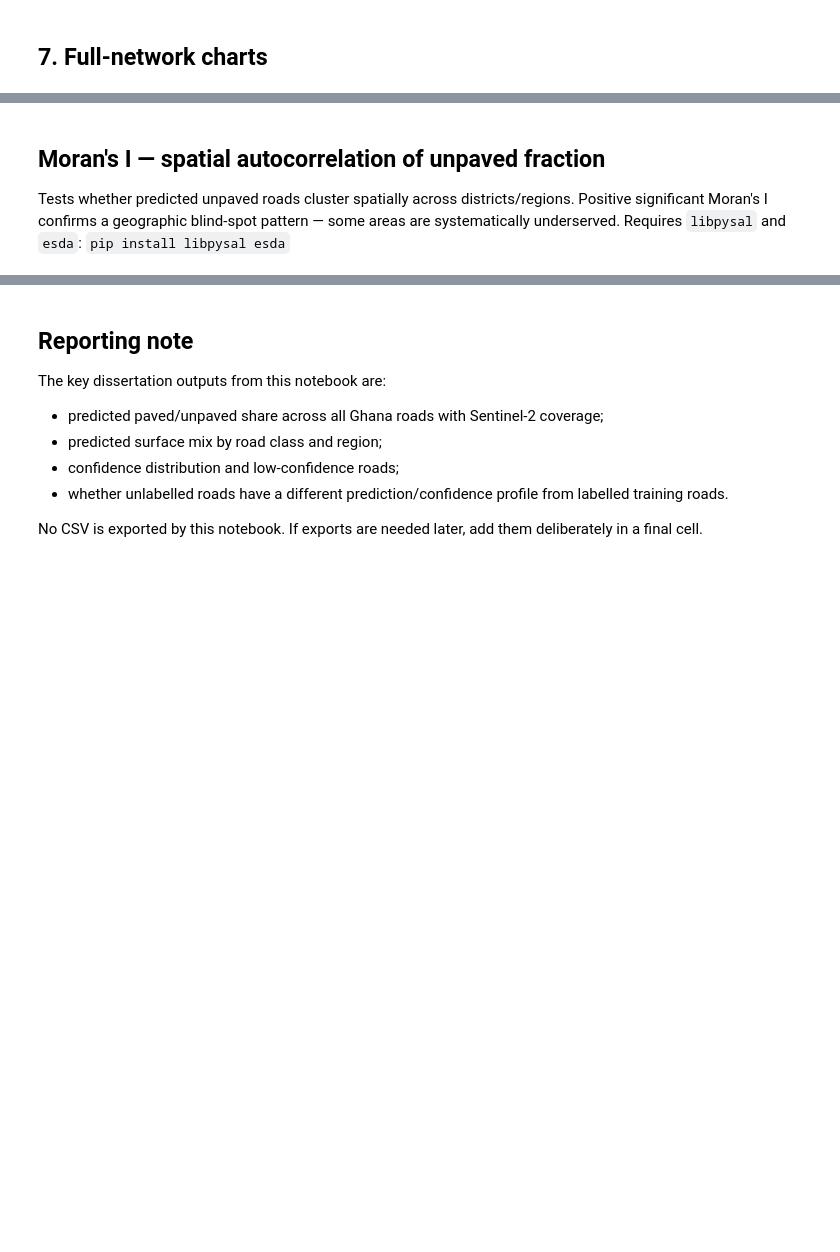
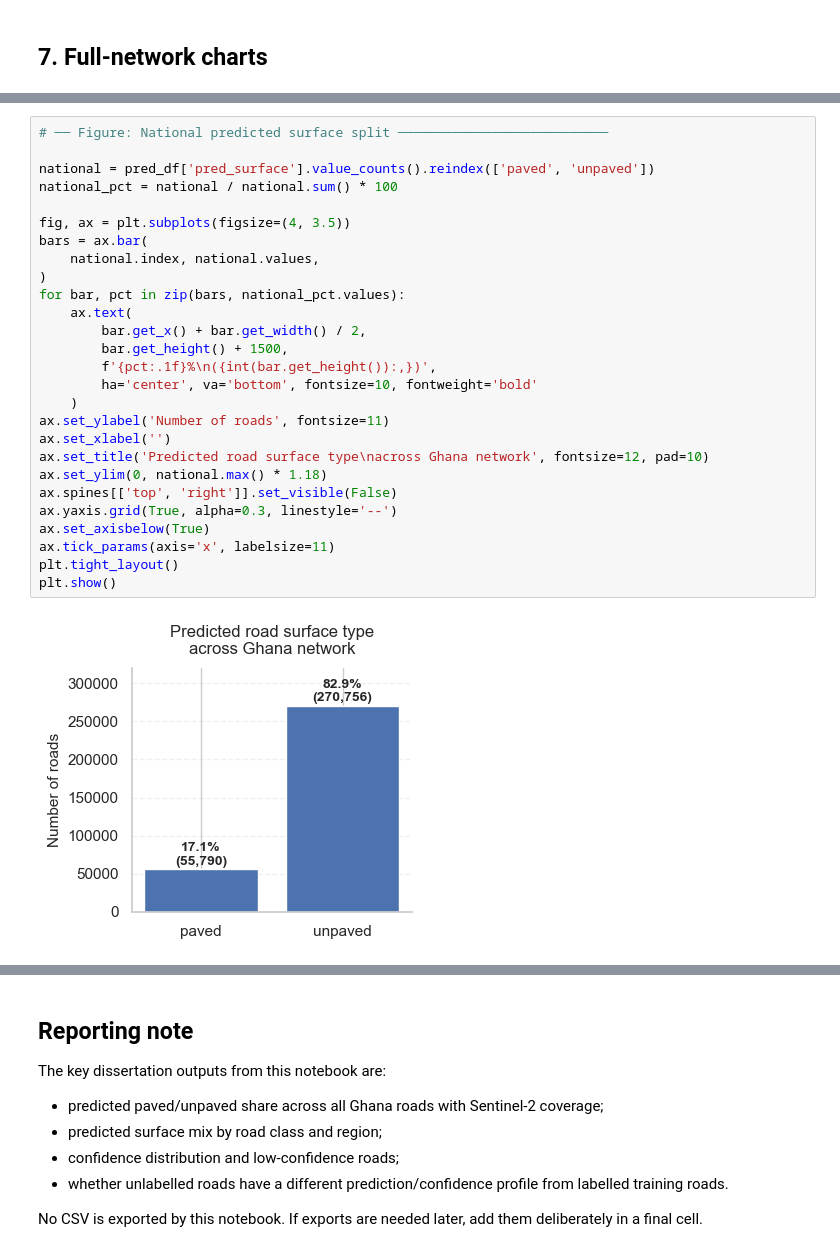
Before and after one commit to tsl-imperial/Sentinel-FYP, a Jupyter notebook: notebooks/layer1_full_network_prediction.ipynb, the cells around one changed output, grey strips where cells are left out. Cells and saved outputs as stored; diff of their text form; blank space fills up the shorter version.

```diff
--- a/notebooks/layer1_full_network_prediction.ipynb
+++ b/notebooks/layer1_full_network_prediction.ipynb
@@ -705,7 +737,29 @@ if "region" in pred_df.columns and pred_df["region"].notna().any():
-# %% [markdown]
-## Moran's I — spatial autocorrelation of unpaved fraction
-
-Tests whether predicted unpaved roads cluster spatially across districts/regions.
-Positive significant Moran's I confirms a geographic blind-spot pattern —
-some areas are systematically underserved. Requires `libpysal` and `esda`:
-`pip install libpysal esda`
+# %%
+# ── Figure: National predicted surface split ───────────────────────────
+
+national = pred_df['pred_surface'].value_counts().reindex(['paved', 'unpaved'])
+national_pct = national / national.sum() * 100
+
+fig, ax = plt.subplots(figsize=(4, 3.5))
+bars = ax.bar(
+    national.index, national.values,
+)
+for bar, pct in zip(bars, national_pct.values):
+    ax.text(
+        bar.get_x() + bar.get_width() / 2,
+        bar.get_height() + 1500,
+        f'{pct:.1f}%\n({int(bar.get_height()):,})',
+        ha='center', va='bottom', fontsize=10, fontweight='bold'
+    )
+ax.set_ylabel('Number of roads', fontsize=11)
+ax.set_xlabel('')
+ax.set_title('Predicted road surface type\nacross Ghana network', fontsize=12, pad=10)
+ax.set_ylim(0, national.max() * 1.18)
+ax.spines[['top', 'right']].set_visible(False)
+ax.yaxis.grid(True, alpha=0.3, linestyle='--')
+ax.set_axisbelow(True)
+ax.tick_params(axis='x', labelsize=11)
+plt.tight_layout()
+plt.show()
+# %% [output]
+[figure, added]
```
Also changed, not shown: parts of 17 cells of this notebook, 4 other files.
